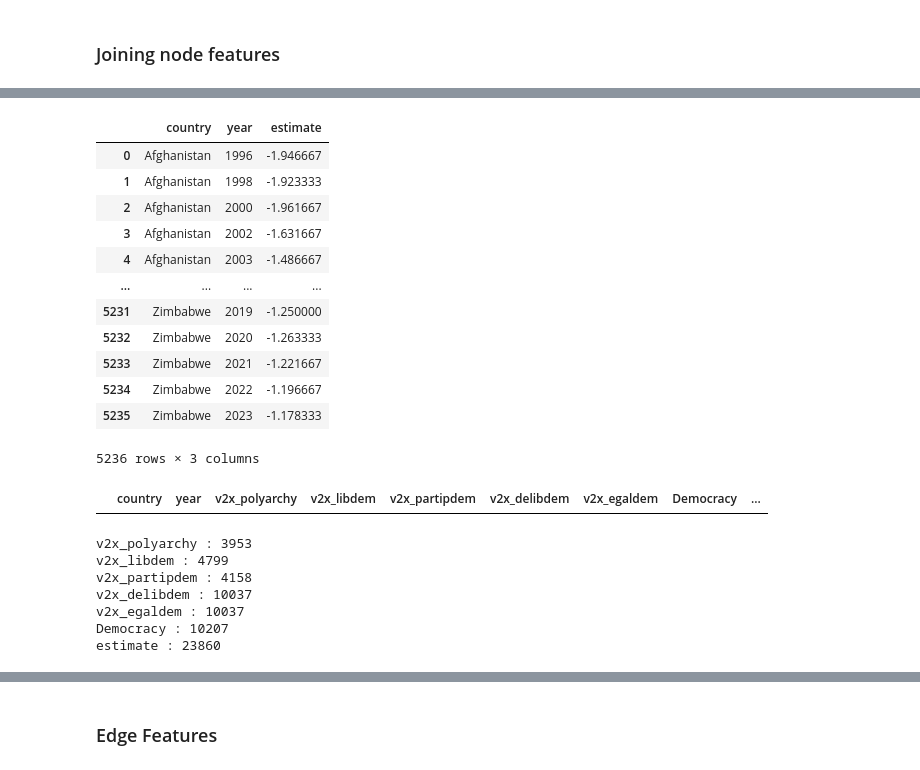
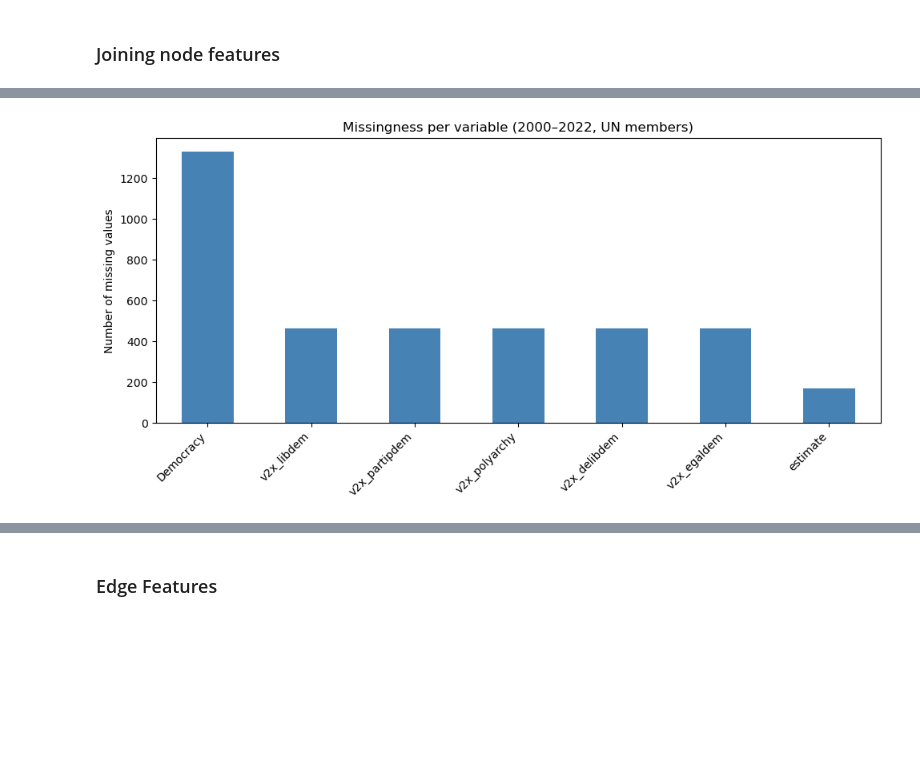
Before and after one commit to samrauh/dlss-project, a Jupyter notebook: data_collection/political/political_graph.ipynb, the cells around one changed output, grey strips where cells are left out. Drawn from its saved outputs; the diff is of its cells as text; code cells hidden in the pictures; blank space fills up the shorter version.

```diff
--- a/data_collection/political/political_graph.ipynb
+++ b/data_collection/political/political_graph.ipynb
@@ -335,19 +258,3 @@ wgi_pd=wgi_pd.groupby(['country', 'year'])['estimate'].mean().dropna().reset_ind
-# %%
-wgi_pd
-# %% [output]
-|  | country | year | estimate |
-| 0 | Afghanistan | 1996 | -1.946667 |
-| 1 | Afghanistan | 1998 | -1.923333 |
-| 2 | Afghanistan | 2000 | -1.961667 |
-| 3 | Afghanistan | 2002 | -1.631667 |
-| 4 | Afghanistan | 2003 | -1.486667 |
-| ... | ... | ... | ... |
-| 5231 | Zimbabwe | 2019 | -1.250000 |
-| 5232 | Zimbabwe | 2020 | -1.263333 |
-| 5233 | Zimbabwe | 2021 | -1.221667 |
-| 5234 | Zimbabwe | 2022 | -1.196667 |
-| 5235 | Zimbabwe | 2023 | -1.178333 |
-5236 rows × 3 columns
 # %%
 
 dfs = [vdem_pd, polity_pd, wgi_pd]
@@ -356,24 +263,43 @@ feature_nodes = reduce(
     lambda left, right: pd.merge(left, right, on=["country", "year"], how="outer"),
     dfs
 )
-# %%
-feature_nodes[feature_nodes.duplicated()]
-# %% [output]
-|  | country | year | v2x_polyarchy | v2x_libdem | v2x_partipdem | v2x_delibdem | v2x_egaldem | Democracy | ... |
 # %%
 feature_nodes["country"]=coco.convert(names=feature_nodes["country"], to='ISO3')
 # %%
 # Interpolation of countries along time dimension
 
 columns_to_interpolate = ['v2x_polyarchy', 'v2x_libdem', 'v2x_partipdem', 'v2x_delibdem', 'v2x_egaldem', 'Democracy', 'estimate']
-
-for col in columns_to_interpolate:
-    print(col,":",feature_nodes[col].isna().sum())
-# %% [output]
-v2x_polyarchy : 3953
-v2x_libdem : 4799
-v2x_partipdem : 4158
-v2x_delibdem : 10037
-v2x_egaldem : 10037
-Democracy : 10207
-estimate : 23860
+# %%
+### Plotting missingness in feature nodes:
+def get_un_countries():
+    """Cache UN member countries to avoid repeated lookups"""
+    iso3 = coco.CountryConverter().data[coco.CountryConverter().data['UNmember'].notna()]['ISO3'].dropna().tolist()
+    unnumeric = coco.CountryConverter().data[coco.CountryConverter().data['UNmember'].notna()]['UNcode'].dropna().tolist()
+    return iso3, unnumeric
+
+
+scope_nodes = feature_nodes[feature_nodes["year"].between(2000, 2022)]
+
+# Get UN members
+un_iso3, un_numeric = get_un_countries()
+
+# --- choose depending on your "country" column format ---
+if scope_nodes["country"].dtype == "object":
+    # likely ISO3 codes
+    scope_nodes = scope_nodes[scope_nodes["country"].isin(un_iso3)]
+else:
+    # likely numeric UN codes
+    scope_nodes = scope_nodes[scope_nodes["country"].isin(un_numeric)]
+
+missing_counts = scope_nodes.isna().sum()
+missing_counts = missing_counts[missing_counts > 0]
+
+plt.figure(figsize=(10,5))
+missing_counts.sort_values(ascending=False).plot.bar(color="steelblue")
+plt.ylabel("Number of missing values")
+plt.title("Missingness per variable (2000–2022, UN members)")
+plt.xticks(rotation=45, ha="right")
+plt.tight_layout()
+plt.show()
+# %% [output]
+[figure, added]
```
Also changed, not shown: parts of 21 cells of this notebook, 18 other files.
